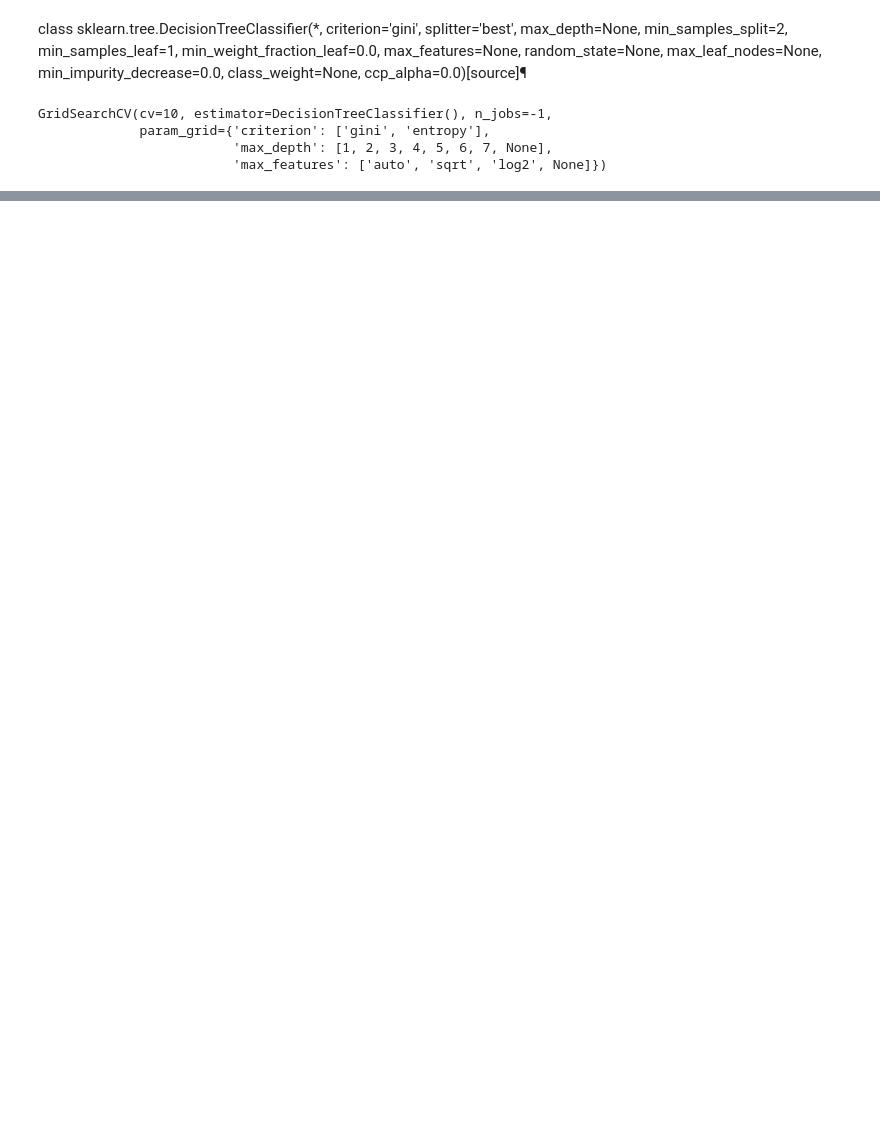
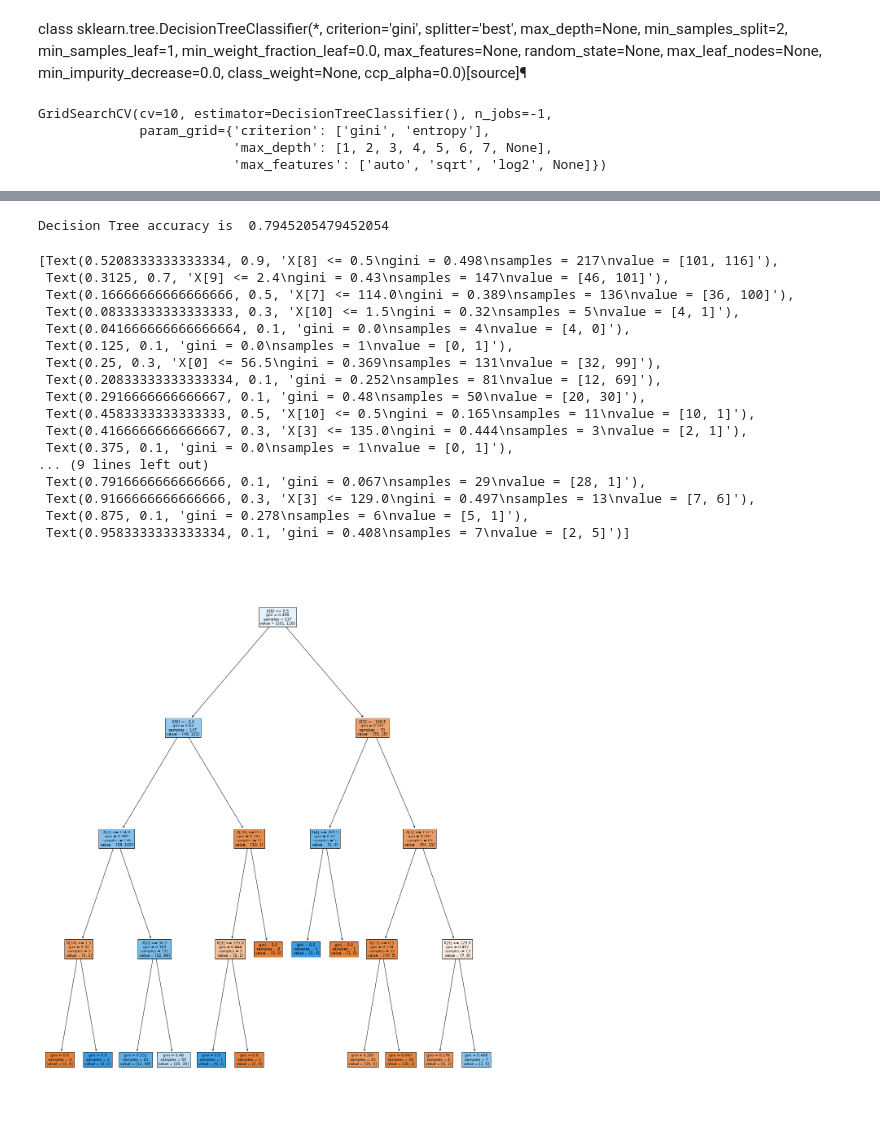
Before and after one commit to SurajJadhav-5/Heart_Disease_Prediction_Viz, a Jupyter notebook: Decision_Tree.ipynb, the cells around one changed output, grey strips where cells are left out. Drawn from its saved outputs; the diff is of its cells as text; code cells hidden in the pictures; blank space fills up the shorter version.

```diff
--- a/Decision_Tree.ipynb
+++ b/Decision_Tree.ipynb
@@ -149,0 +184,30 @@ grid.best_params_
+# %%
+decision_tree = DecisionTreeClassifier(criterion = 'gini', max_depth = 4, max_features = 'auto')
+decision_tree.fit(X_train, y_train)
+accuracy_dt = decision_tree.score(X_test, y_test)
+print("Decision Tree accuracy is ", accuracy_dt)
+# %% [output]
+Decision Tree accuracy is  0.7945205479452054
+# %%
+figure = plt.figure(figsize =(20, 25))
+# _ = tree.plot_tree(decision_tree, feature_names=data[columns], class_names=data.target, filled=True)
+tree.plot_tree(decision_tree, filled=True)
+# %% [output]
+[Text(0.5208333333333334, 0.9, 'X[8] <= 0.5\ngini = 0.498\nsamples = 217\nvalue = [101, 116]'),
+ Text(0.3125, 0.7, 'X[9] <= 2.4\ngini = 0.43\nsamples = 147\nvalue = [46, 101]'),
+ Text(0.16666666666666666, 0.5, 'X[7] <= 114.0\ngini = 0.389\nsamples = 136\nvalue = [36, 100]'),
+ Text(0.08333333333333333, 0.3, 'X[10] <= 1.5\ngini = 0.32\nsamples = 5\nvalue = [4, 1]'),
+ Text(0.041666666666666664, 0.1, 'gini = 0.0\nsamples = 4\nvalue = [4, 0]'),
+ Text(0.125, 0.1, 'gini = 0.0\nsamples = 1\nvalue = [0, 1]'),
+ Text(0.25, 0.3, 'X[0] <= 56.5\ngini = 0.369\nsamples = 131\nvalue = [32, 99]'),
+ Text(0.20833333333333334, 0.1, 'gini = 0.252\nsamples = 81\nvalue = [12, 69]'),
+ Text(0.2916666666666667, 0.1, 'gini = 0.48\nsamples = 50\nvalue = [20, 30]'),
+ Text(0.4583333333333333, 0.5, 'X[10] <= 0.5\ngini = 0.165\nsamples = 11\nvalue = [10, 1]'),
+ Text(0.4166666666666667, 0.3, 'X[3] <= 135.0\ngini = 0.444\nsamples = 3\nvalue = [2, 1]'),
+ Text(0.375, 0.1, 'gini = 0.0\nsamples = 1\nvalue = [0, 1]'),
+... (9 lines left out)
+ Text(0.7916666666666666, 0.1, 'gini = 0.067\nsamples = 29\nvalue = [28, 1]'),
+ Text(0.9166666666666666, 0.3, 'X[3] <= 129.0\ngini = 0.497\nsamples = 13\nvalue = [7, 6]'),
+ Text(0.875, 0.1, 'gini = 0.278\nsamples = 6\nvalue = [5, 1]'),
+ Text(0.9583333333333334, 0.1, 'gini = 0.408\nsamples = 7\nvalue = [2, 5]')]
+[figure, added]
```
Also changed, not shown: parts of 9 cells of this notebook.
